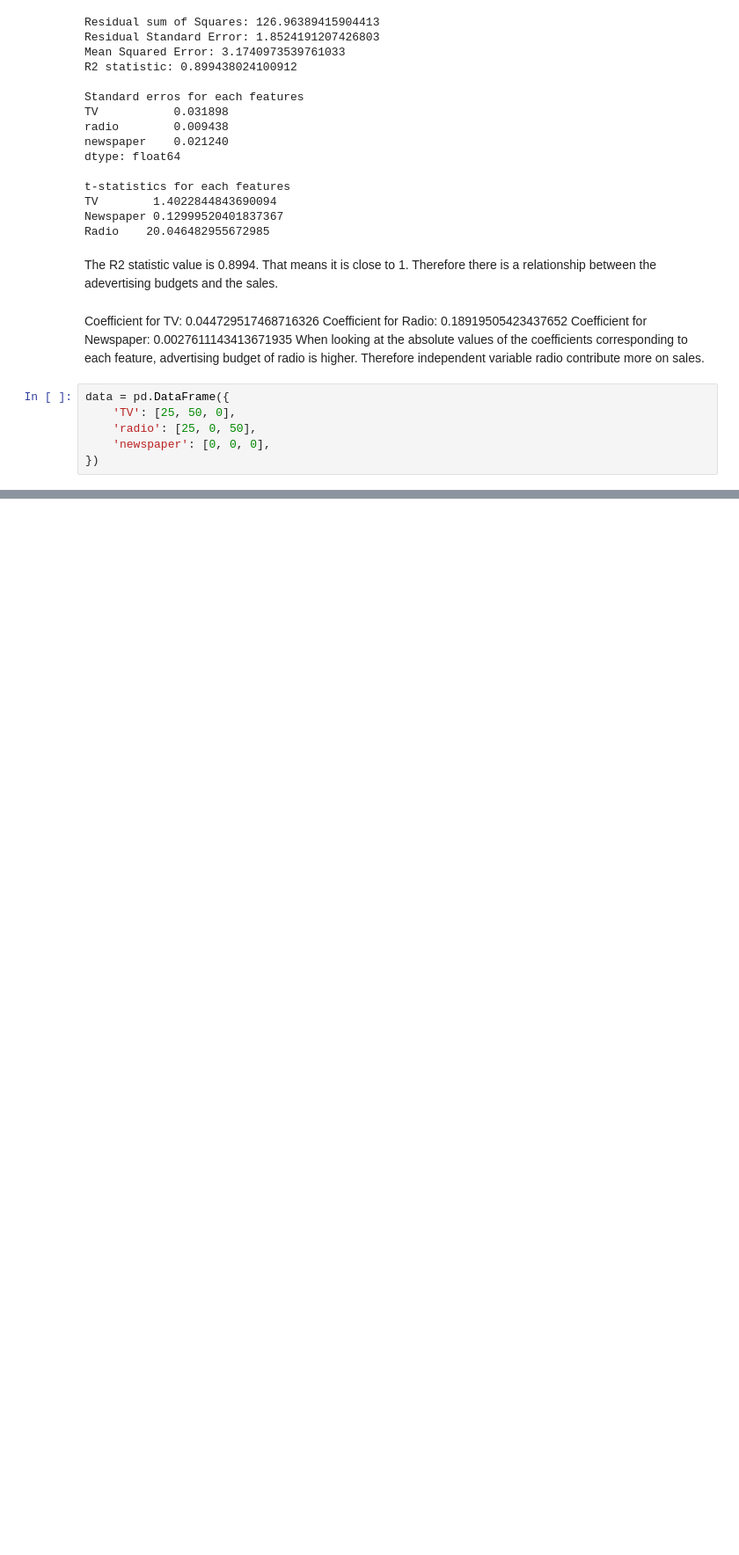
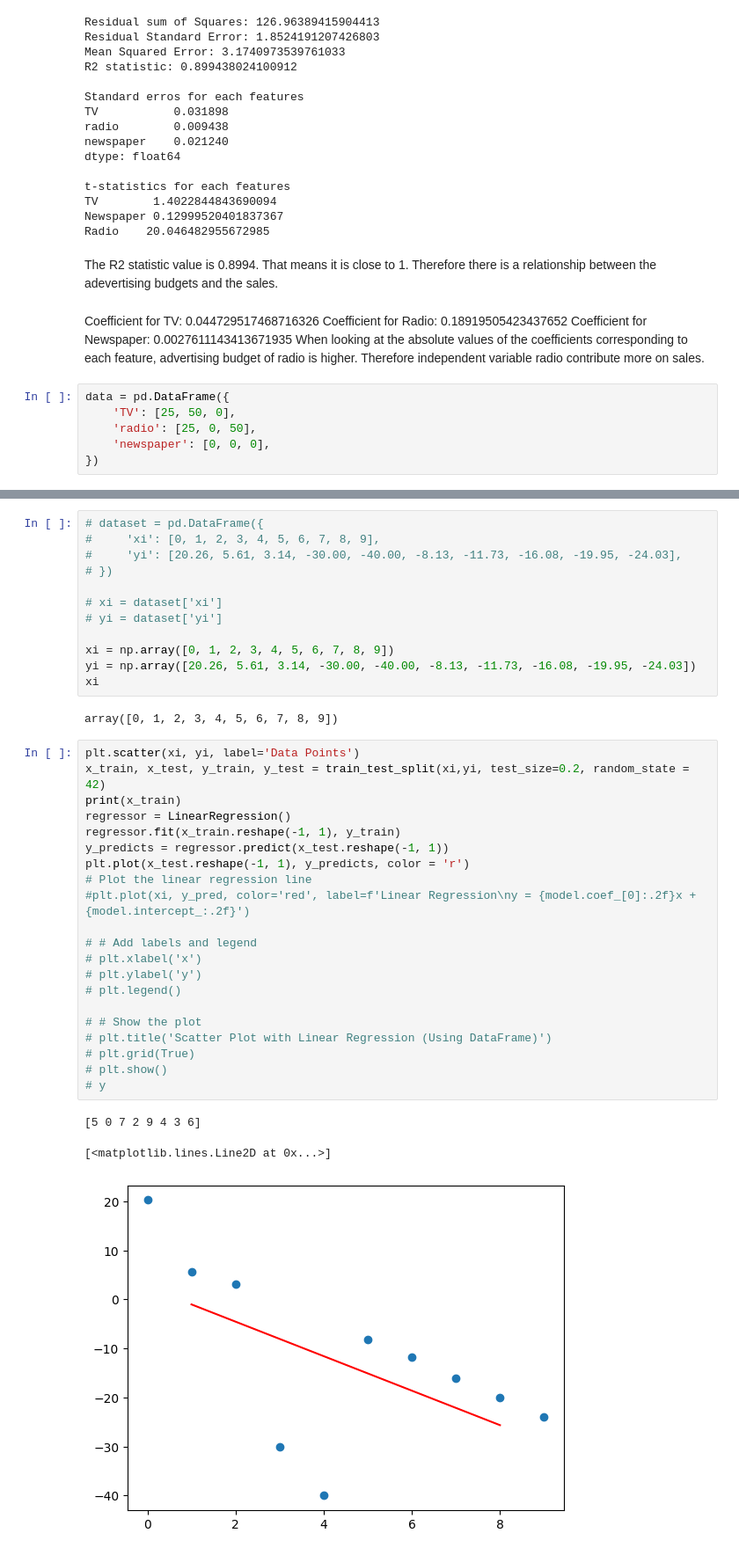
Before and after one commit to KavinduKariyawasam/Linear-models-for-regression, a Jupyter notebook: Assignment_01_.ipynb, the cells around one changed output, grey strips where cells are left out. Shown at 88% size. Saved outputs shown, nothing was run; the diff lists cells and outputs as text; blank space fills up the shorter version.

```diff
--- a/Assignment_01_.ipynb
+++ b/Assignment_01_.ipynb
@@ -254,2 +263,41 @@ print(y_pred[0],y_pred[1],y_pred[2])
 # %% [output]
 8.82718163069995 5.215543211558446 12.438820049841455
+# %%
+# dataset = pd.DataFrame({
+#     'xi': [0, 1, 2, 3, 4, 5, 6, 7, 8, 9],
+#     'yi': [20.26, 5.61, 3.14, -30.00, -40.00, -8.13, -11.73, -16.08, -19.95, -24.03],
+# })
+
+# xi = dataset['xi']
+# yi = dataset['yi']
+
+xi = np.array([0, 1, 2, 3, 4, 5, 6, 7, 8, 9])
+yi = np.array([20.26, 5.61, 3.14, -30.00, -40.00, -8.13, -11.73, -16.08, -19.95, -24.03])
+xi
+# %% [output]
+array([0, 1, 2, 3, 4, 5, 6, 7, 8, 9])
+# %%
+plt.scatter(xi, yi, label='Data Points')
+x_train, x_test, y_train, y_test = train_test_split(xi,yi, test_size=0.2, random_state = 42)
+print(x_train)
+regressor = LinearRegression()
+regressor.fit(x_train.reshape(-1, 1), y_train)
+y_predicts = regressor.predict(x_test.reshape(-1, 1))
+plt.plot(x_test.reshape(-1, 1), y_predicts, color = 'r')
+# Plot the linear regression line
+#plt.plot(xi, y_pred, color='red', label=f'Linear Regression\ny = {model.coef_[0]:.2f}x + {model.intercept_:.2f}')
+
+# # Add labels and legend
+# plt.xlabel('x')
+# plt.ylabel('y')
+# plt.legend()
+
+# # Show the plot
+# plt.title('Scatter Plot with Linear Regression (Using DataFrame)')
+# plt.grid(True)
+# plt.show()
+# y
+# %% [output]
+[5 0 7 2 9 4 3 6]
+[<matplotlib.lines.Line2D at 0x...>]
+[figure, added]
```
Also changed, not shown: parts of 7 cells of this notebook, 3 other files.
